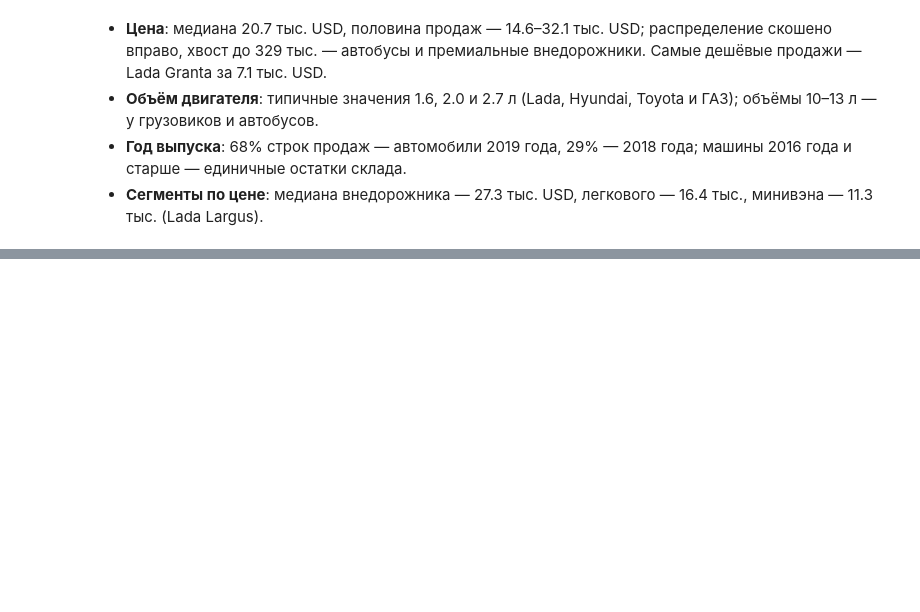
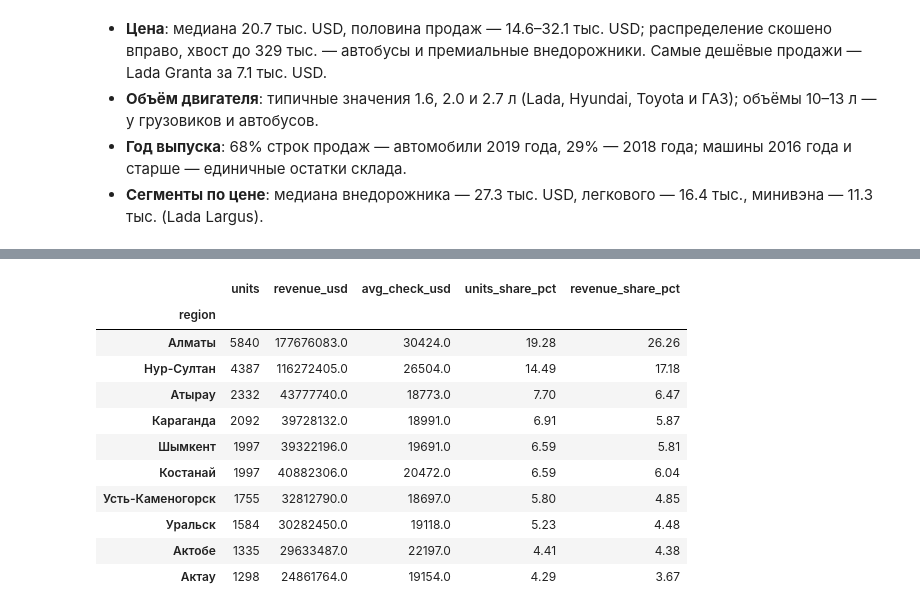
Before and after one commit to radif-ru/kz-auto-market, a Jupyter notebook: notebooks/kz-auto-market.ipynb, the cells around one changed output, grey strips where cells are left out. Cells and saved outputs as stored; diff of their text form; code cells hidden in the pictures; blank space fills up the shorter version.

```diff
--- a/notebooks/kz-auto-market.ipynb
+++ b/notebooks/kz-auto-market.ipynb
@@ -583,0 +621,16 @@ price_by_segment[['count', '25%', '50%', '75%', 'max']].round(0)
+# %%
+regions = market.sales_summary(data, 'region')
+regions.head(10)
+# %% [output]
+|  | units | revenue_usd | avg_check_usd | units_share_pct | revenue_share_pct |
+| region |  |  |  |  |  |
+| Алматы | 5840 | 177676083.0 | 30424.0 | 19.28 | 26.26 |
+| Нур-Султан | 4387 | 116272405.0 | 26504.0 | 14.49 | 17.18 |
+| Атырау | 2332 | 43777740.0 | 18773.0 | 7.70 | 6.47 |
+| Караганда | 2092 | 39728132.0 | 18991.0 | 6.91 | 5.87 |
+| Шымкент | 1997 | 39322196.0 | 19691.0 | 6.59 | 5.81 |
+| Костанай | 1997 | 40882306.0 | 20472.0 | 6.59 | 6.04 |
+| Усть-Каменогорск | 1755 | 32812790.0 | 18697.0 | 5.80 | 4.85 |
+| Уральск | 1584 | 30282450.0 | 19118.0 | 5.23 | 4.48 |
+| Актобе | 1335 | 29633487.0 | 22197.0 | 4.41 | 4.38 |
+| Актау | 1298 | 24861764.0 | 19154.0 | 4.29 | 3.67 |
```
Also changed, not shown: parts of 5 cells of this notebook.
